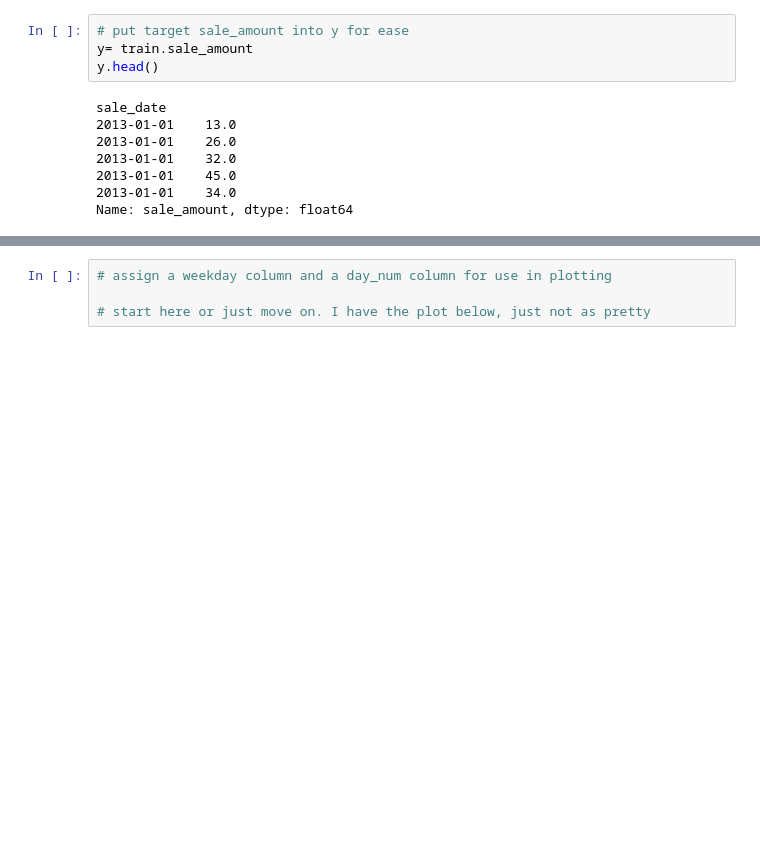
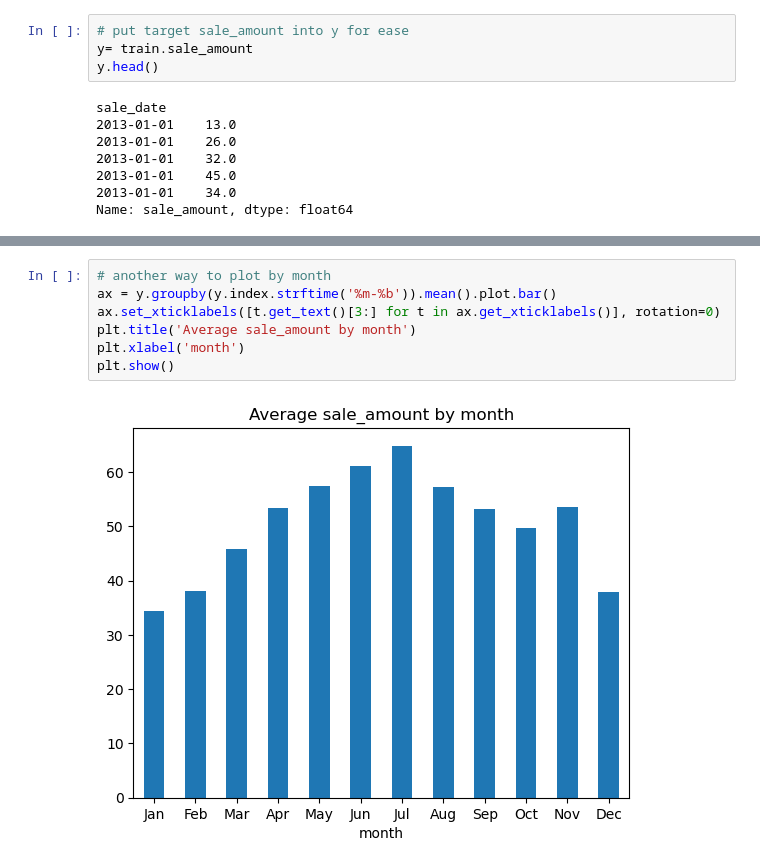
Before and after one commit to corey-hermesch/time-series-exercises, a Jupyter notebook: explore_notebook.ipynb, the cells around one changed output, grey strips where cells are left out. Cells and saved outputs as stored; diff of their text form; blank space fills up the shorter version.

```diff
--- a/explore_notebook.ipynb
+++ b/explore_notebook.ipynb
@@ -107,7 +111,12 @@ plt.show()
-# %%
-# assign a weekday column and a day_num column for use in plotting
-
-# start here or just move on. I have the plot below, just not as pretty
+# %%
+# another way to plot by month
+ax = y.groupby(y.index.strftime('%m-%b')).mean().plot.bar()
+ax.set_xticklabels([t.get_text()[3:] for t in ax.get_xticklabels()], rotation=0)
+plt.title('Average sale_amount by month')
+plt.xlabel('month')
+plt.show()
+# %% [output]
+[figure, added]
 # %%
 # plot daily means
 y.groupby(y.index.weekday).mean().plot.bar()
```
Also changed, not shown: parts of 54 cells of this notebook, 2 other files.
